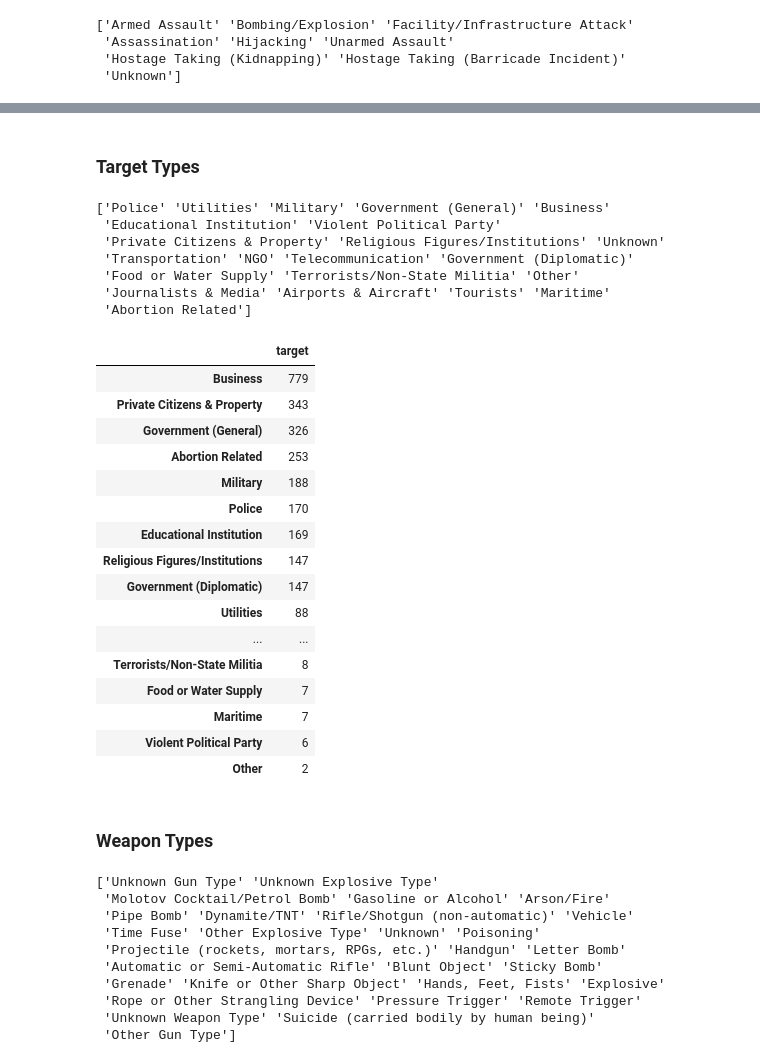
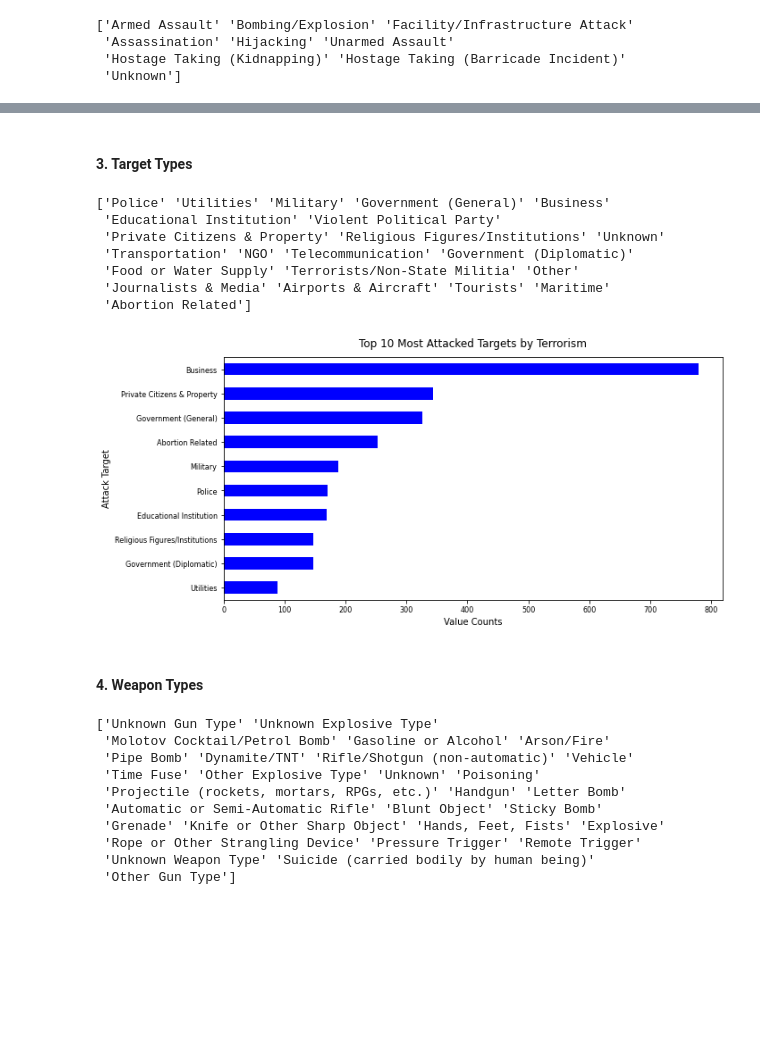
Before and after one commit to ndleah/TSF-data-science-internship, a Jupyter notebook: Task 4 - Exploratory Data Analysis - Terrorism - Intermediate/Exploratory Data Analysis - Terrorism.ipynb, the cells around one changed output, grey strips where cells are left out. Saved outputs shown, nothing was run; the diff lists cells and outputs as text; code cells hidden in the pictures; blank space fills up the shorter version.

```diff
--- a/Task 4 - Exploratory Data Analysis - Terrorism - Intermediate/Exploratory Data Analysis - Terrorism.ipynb
+++ b/Task 4 - Exploratory Data Analysis - Terrorism - Intermediate/Exploratory Data Analysis - Terrorism.ipynb
@@ -208,5 +225,5 @@ pd.DataFrame(terror_us['attacktype'].value_counts())
 # %% [markdown]
-### Target Types
+#### 3. Target Types
 # %%
 # Inspect the targets
 print(terror_us['target'].unique())
@@ -219,28 +236,24 @@ print(terror_us['target'].unique())
  'Journalists & Media' 'Airports & Aircraft' 'Tourists' 'Maritime'
  'Abortion Related']
 # %%
-# Inspect the most attacked targets
-pd.DataFrame(terror_us['target'].value_counts())
+# Inspect Top 10 most attacked targets
+target = pd.DataFrame(terror_us['target'].value_counts().sort_values().tail(10))
+
+# Plot
+target['target'].plot(kind = 'barh', color = 'blue', fontsize = 8, figsize = (10,5))
+
+# Labels
+plt.xlabel('Value Counts')
+plt.ylabel('Attack Target')
+
+# scale the title up by 2% to match pctdistance
+plt.title('Top 10 Most Attacked Targets by Terrorism', y=1.02)
+
+plt.show()
 # %% [output]
-|  | target |
-| Business | 779 |
-| Private Citizens & Property | 343 |
-| Government (General) | 326 |
-| Abortion Related | 253 |
-| Military | 188 |
-| Police | 170 |
-| Educational Institution | 169 |
-| Religious Figures/Institutions | 147 |
-| Government (Diplomatic) | 147 |
-| Utilities | 88 |
-| ... | ... |
-| Terrorists/Non-State Militia | 8 |
-| Food or Water Supply | 7 |
-| Maritime | 7 |
-| Violent Political Party | 6 |
-| Other | 2 |
+[figure, added]
 # %% [markdown]
-### Weapon Types
+#### 4. Weapon Types
 # %%
 # Inspect the weapon types
 print(terror_us['weapon'].unique())
```
Also changed, not shown: parts of 21 cells of this notebook.
